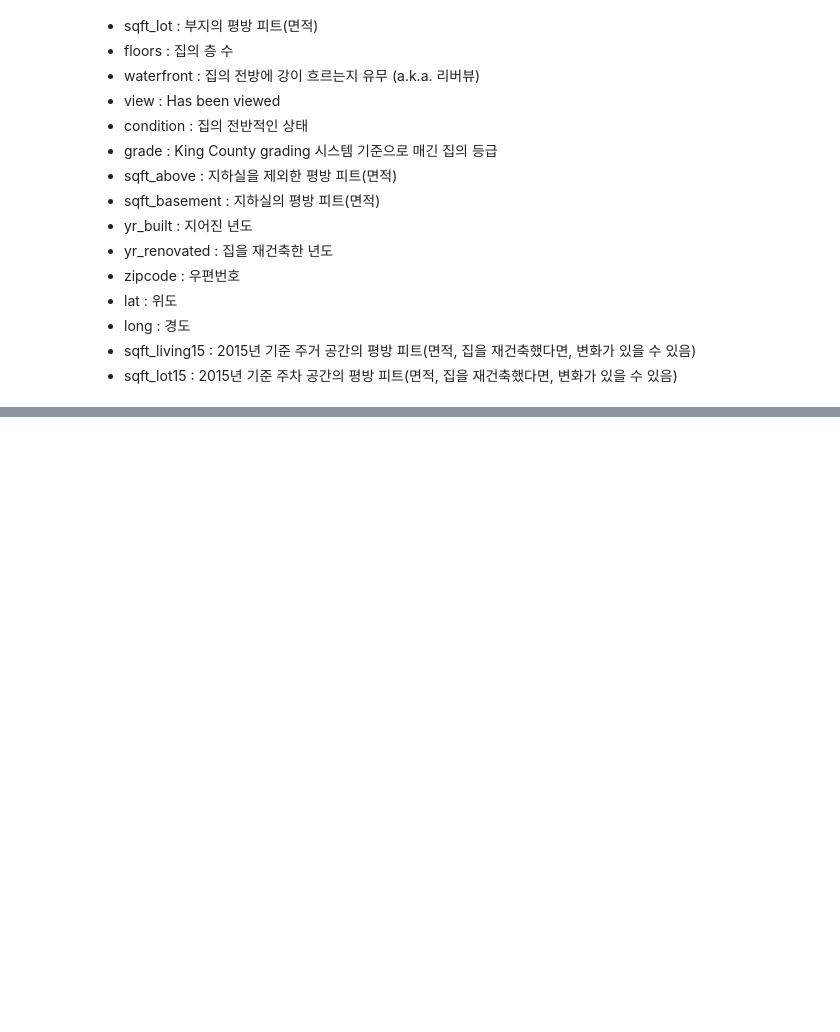
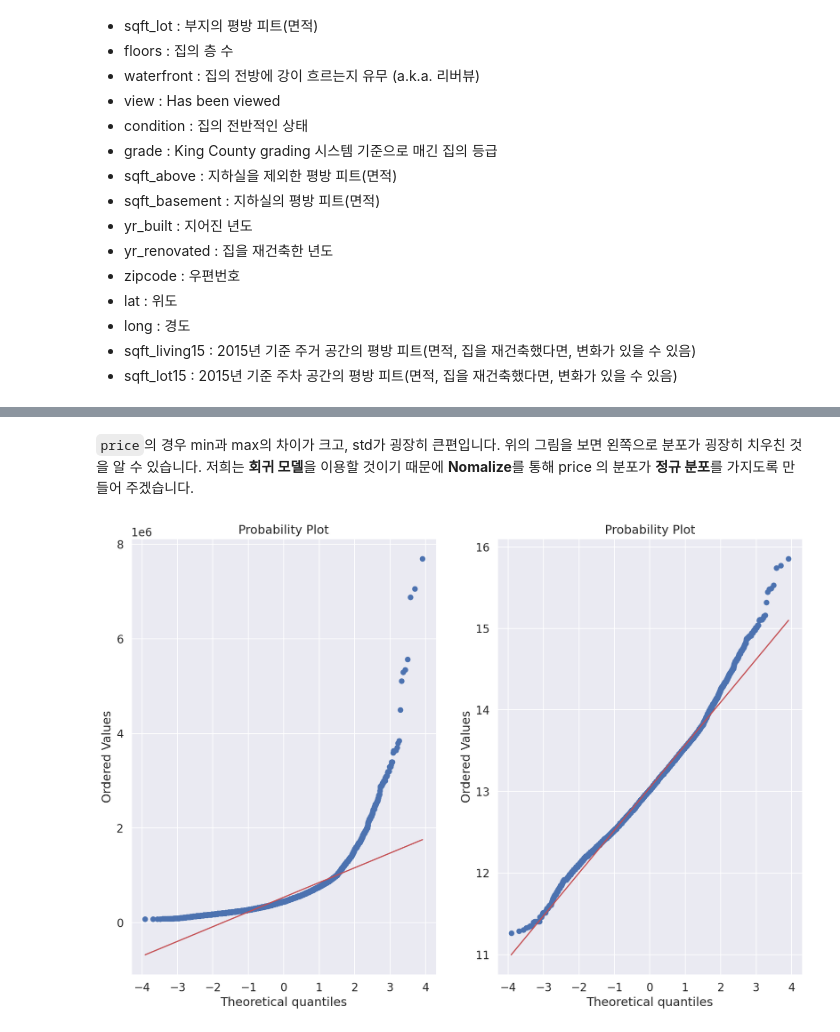
Before and after one commit to mkkim007/AIFFEL, a Jupyter notebook: [E_06]MyFirstKaggle.ipynb, the cells around one changed output, grey strips where cells are left out. Cells and saved outputs as stored; diff of their text form; code cells hidden in the pictures; blank space fills up the shorter version.

```diff
--- a/[E_06]MyFirstKaggle.ipynb
+++ b/[E_06]MyFirstKaggle.ipynb
@@ -114,0 +180,12 @@ data.head()
+# %% [markdown]
+`price`의 경우 min과 max의 차이가 크고, std가 굉장히 큰편입니다. 위의 그림을 보면 왼쪽으로 분포가 굉장히 치우친 것을 알 수 있습니다. 저희는 **회귀 모델**을 이용할 것이기 때문에 **Nomalize**를 통해 price 의 분포가 **정규 분포**를 가지도록 만들어 주겠습니다.
+# %%
+fig = plt.figure(figsize = (15,10))
+
+fig.add_subplot(1,2,1)
+res = stats.probplot(df_train['price'], plot=plt)
+
+fig.add_subplot(1,2,2)
+res = stats.probplot(np.log1p(df_train['price']), plot=plt)
+# %% [output]
+[figure, added]
```
Also changed, not shown: parts of 84 cells of this notebook.
